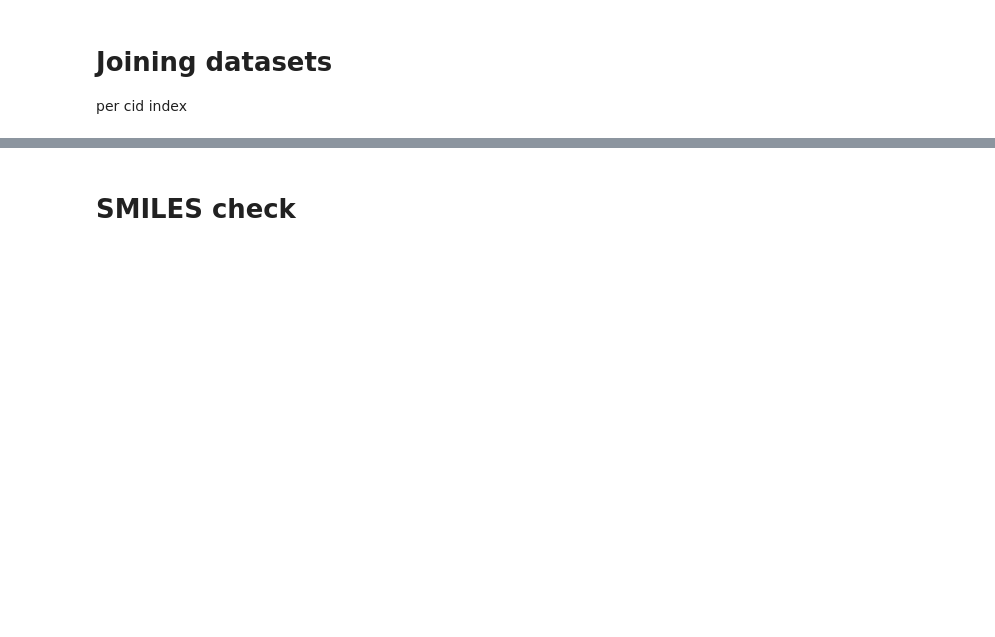
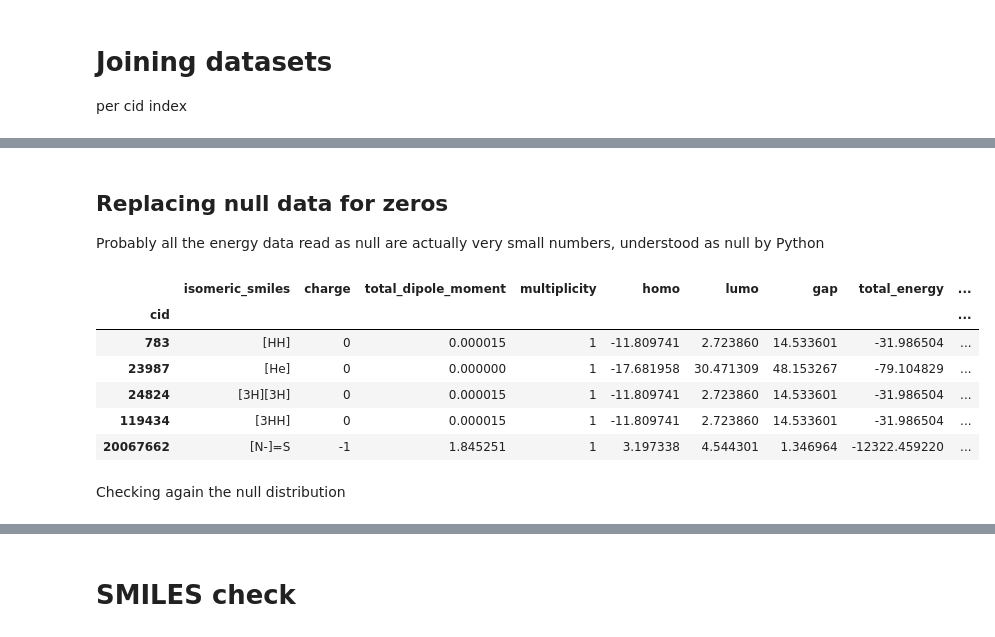
Before and after one commit to raissalohanna/Git_doutorado, a Jupyter notebook: EDA.ipynb, the cells around one changed output, grey strips where cells are left out. Drawn from its saved outputs; the diff is of its cells as text; code cells hidden in the pictures; blank space fills up the shorter version.

Commit message:
Exploratory Analysis of Data.

```diff
--- a/EDA.ipynb
+++ b/EDA.ipynb
@@ -329,0 +396,14 @@ df_joined = df_joined.dropna()
+# %% [markdown]
+## Replacing null data for zeros
+
+Probably all the energy data read as null are actually very small numbers, understood as null by Python
+# %%
+joined_df[joined_df['TD_OS_03'].isnull()==True].head()
+# %% [output]
+|  | isomeric_smiles | charge | total_dipole_moment | multiplicity | homo | lumo | gap | total_energy | ... |
+| cid |  |  |  |  |  |  |  |  | ... |
+| 783 | [HH] | 0 | 0.000015 | 1 | -11.809741 | 2.723860 | 14.533601 | -31.986504 | ... |
+| 23987 | [He] | 0 | 0.000000 | 1 | -17.681958 | 30.471309 | 48.153267 | -79.104829 | ... |
+| 24824 | [3H][3H] | 0 | 0.000015 | 1 | -11.809741 | 2.723860 | 14.533601 | -31.986504 | ... |
+| 119434 | [3HH] | 0 | 0.000015 | 1 | -11.809741 | 2.723860 | 14.533601 | -31.986504 | ... |
+| 20067662 | [N-]=S | -1 | 1.845251 | 1 | 3.197338 | 4.544301 | 1.346964 | -12322.459220 | ... |
@@ -329,0 +414,2 @@ df_joined = df_joined.dropna()
+# %% [markdown]
+Checking again the null distribution
```
Also changed, not shown: parts of 73 cells of this notebook.
